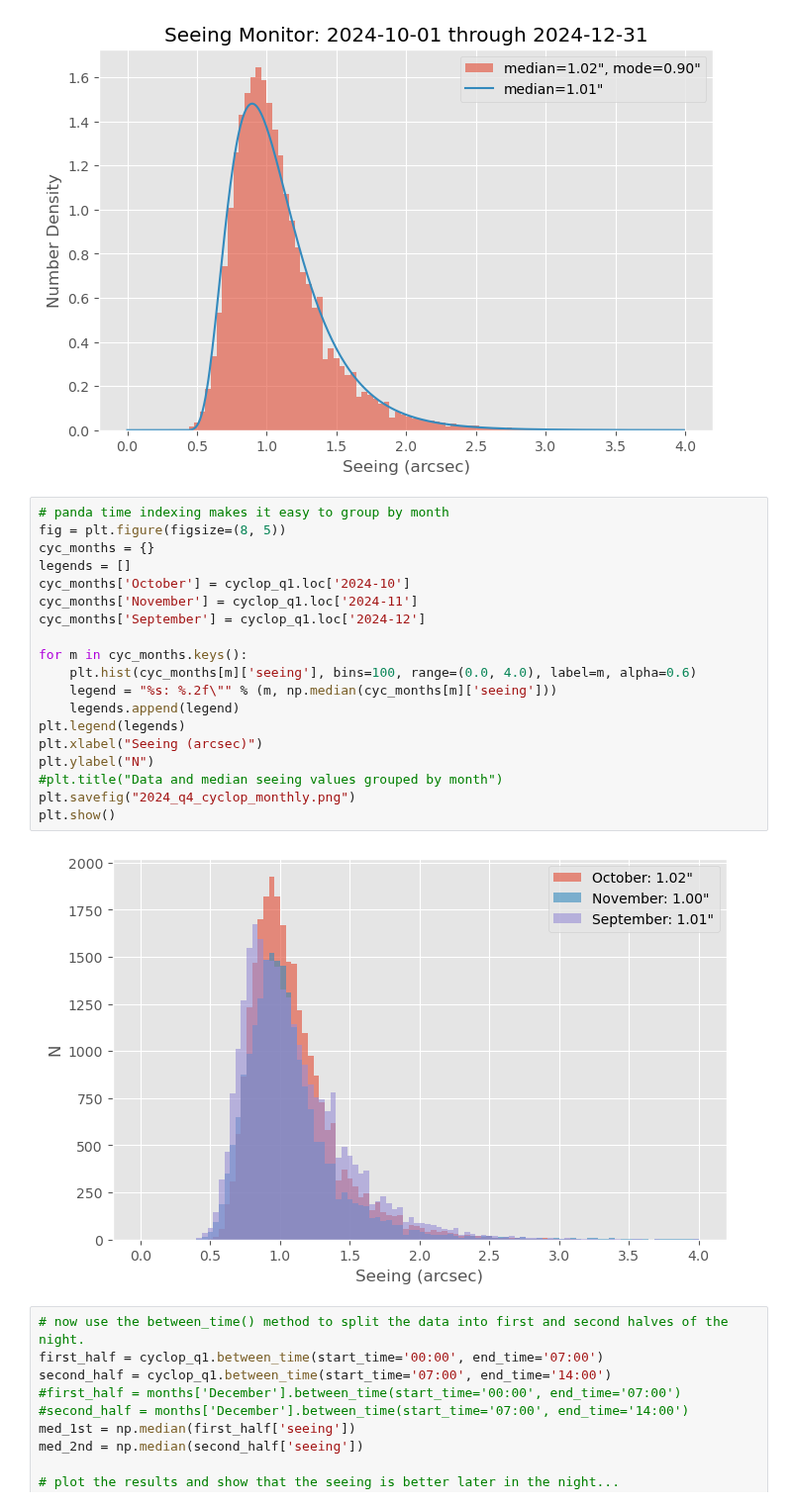
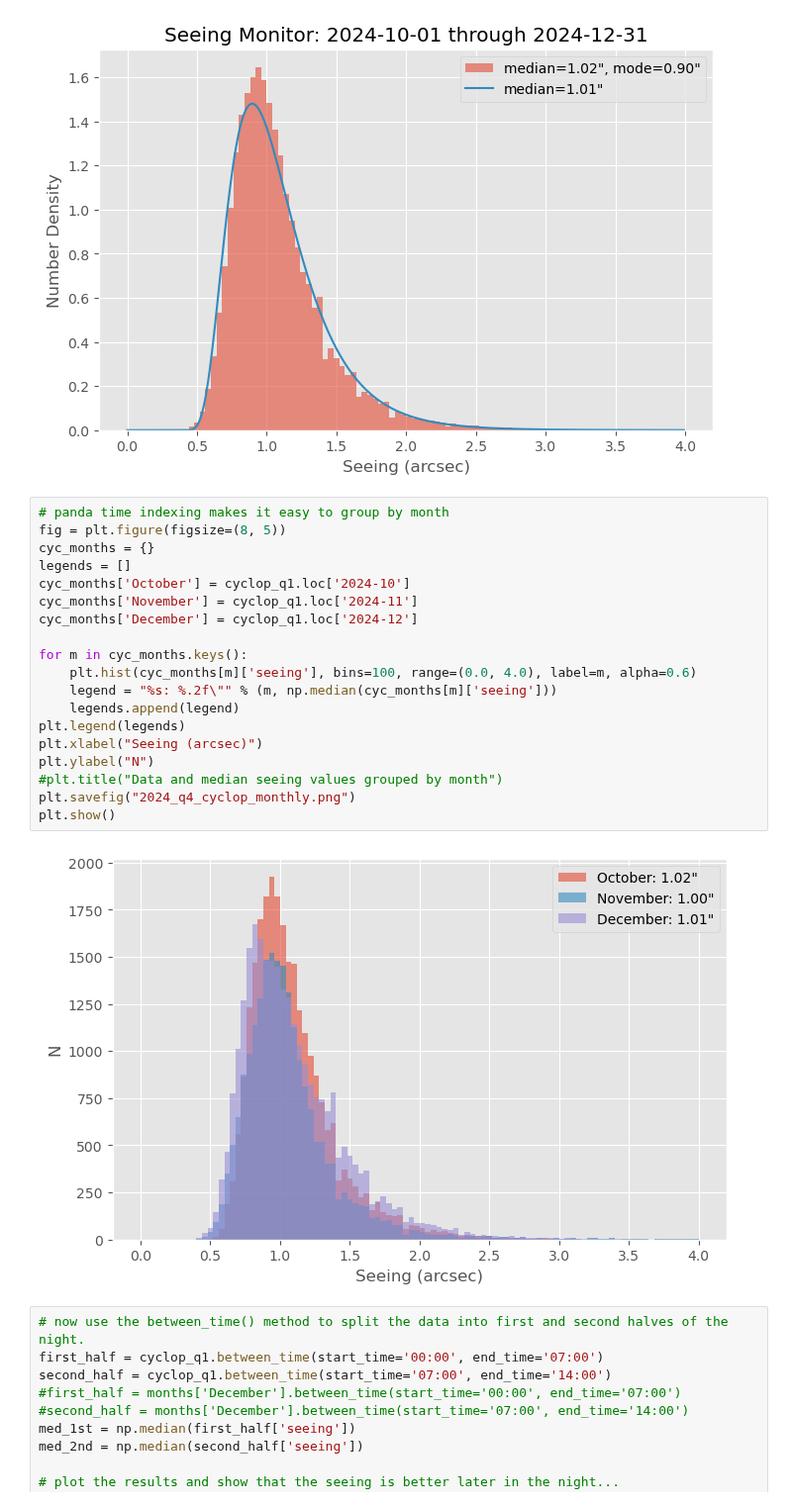
Before and after one commit to MMTObservatory/seeing_analysis, a Jupyter notebook: Seeing Summary - 2024_q4.ipynb, the cells around one changed output. Shown at 99% size. Cells and saved outputs as stored; diff of their text form.

```diff
--- a/Seeing Summary - 2024_q4.ipynb
+++ b/Seeing Summary - 2024_q4.ipynb
@@ -301,24 +301,24 @@ plt.show()
 # %%
 # panda time indexing makes it easy to group by month
 fig = plt.figure(figsize=(8, 5))
 cyc_months = {}
 legends = []
 cyc_months['October'] = cyclop_q1.loc['2024-10']
 cyc_months['November'] = cyclop_q1.loc['2024-11']
-cyc_months['September'] = cyclop_q1.loc['2024-12']
+cyc_months['December'] = cyclop_q1.loc['2024-12']
 
 for m in cyc_months.keys():
     plt.hist(cyc_months[m]['seeing'], bins=100, range=(0.0, 4.0), label=m, alpha=0.6)
     legend = "%s: %.2f\"" % (m, np.median(cyc_months[m]['seeing']))
     legends.append(legend)
 plt.legend(legends)
 plt.xlabel("Seeing (arcsec)")
 plt.ylabel("N")
 #plt.title("Data and median seeing values grouped by month")
 plt.savefig("2024_q4_cyclop_monthly.png")
 plt.show()
 # %% [output]
-[figure, old version]
+[figure, new version]
 # %%
 # now use the between_time() method to split the data into first and second halves of the night.
 first_half = cyclop_q1.between_time(start_time='00:00', end_time='07:00')
```
Also changed, not shown: 18 other files.
